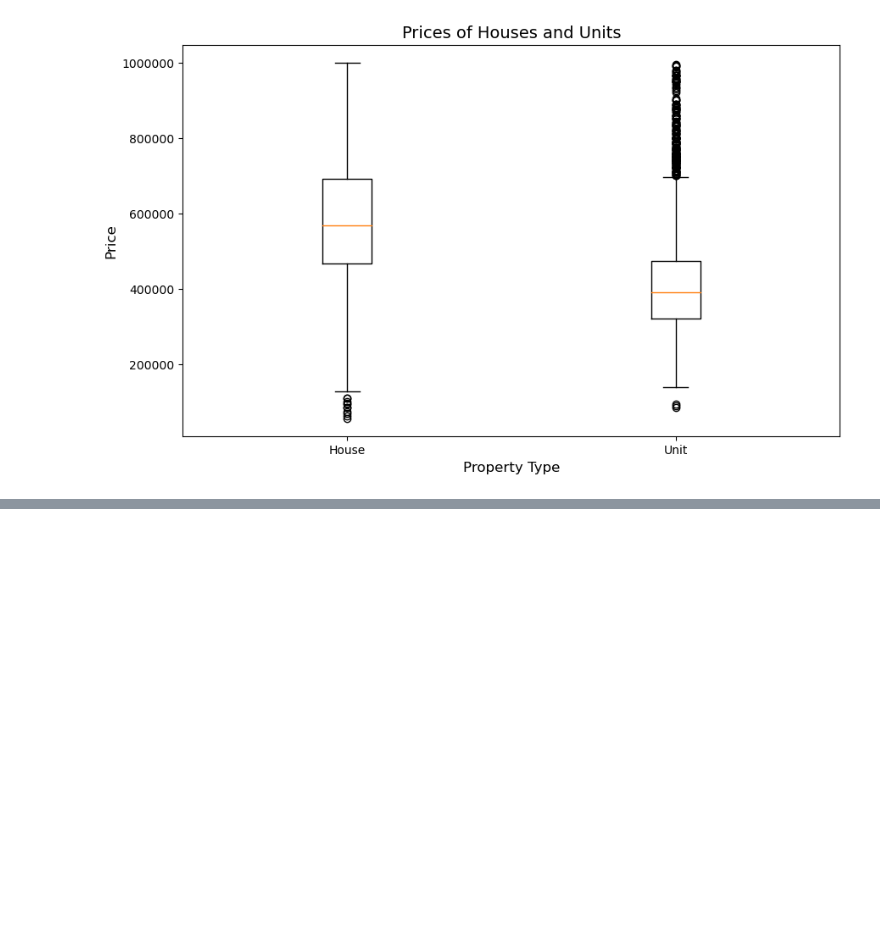
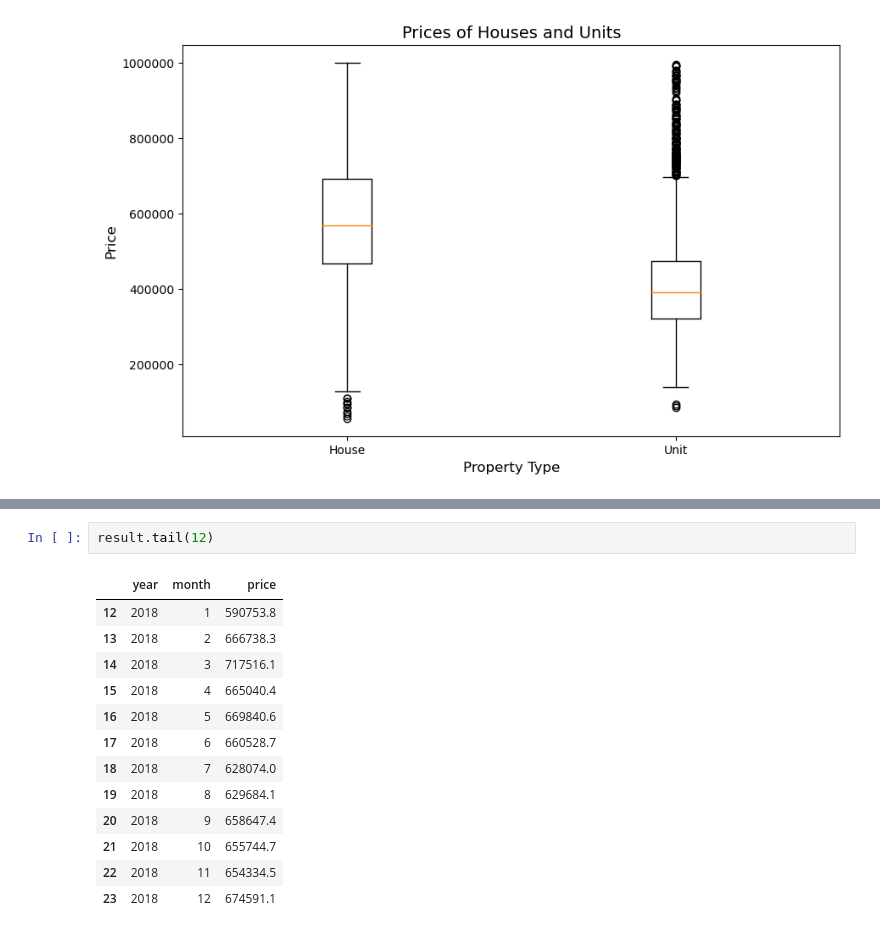
Before and after one commit to dschloe/streamlitbook-saraevan, a Jupyter notebook: ch02/step03_matplotlib_seaborn.ipynb, the cells around one changed output, grey strips where cells are left out. Cells and saved outputs as stored; diff of their text form; blank space fills up the shorter version.

```diff
--- a/ch02/step03_matplotlib_seaborn.ipynb
+++ b/ch02/step03_matplotlib_seaborn.ipynb
@@ -130,0 +161,16 @@ plt.show()
+# %%
+result.tail(12)
+# %% [output]
+|  | year | month | price |
+| 12 | 2018 | 1 | 590753.8 |
+| 13 | 2018 | 2 | 666738.3 |
+| 14 | 2018 | 3 | 717516.1 |
+| 15 | 2018 | 4 | 665040.4 |
+| 16 | 2018 | 5 | 669840.6 |
+| 17 | 2018 | 6 | 660528.7 |
+| 18 | 2018 | 7 | 628074.0 |
+| 19 | 2018 | 8 | 629684.1 |
+| 20 | 2018 | 9 | 658647.4 |
+| 21 | 2018 | 10 | 655744.7 |
+| 22 | 2018 | 11 | 654334.5 |
+| 23 | 2018 | 12 | 674591.1 |
```
Also changed, not shown: parts of 3 cells of this notebook, 2 other files.
